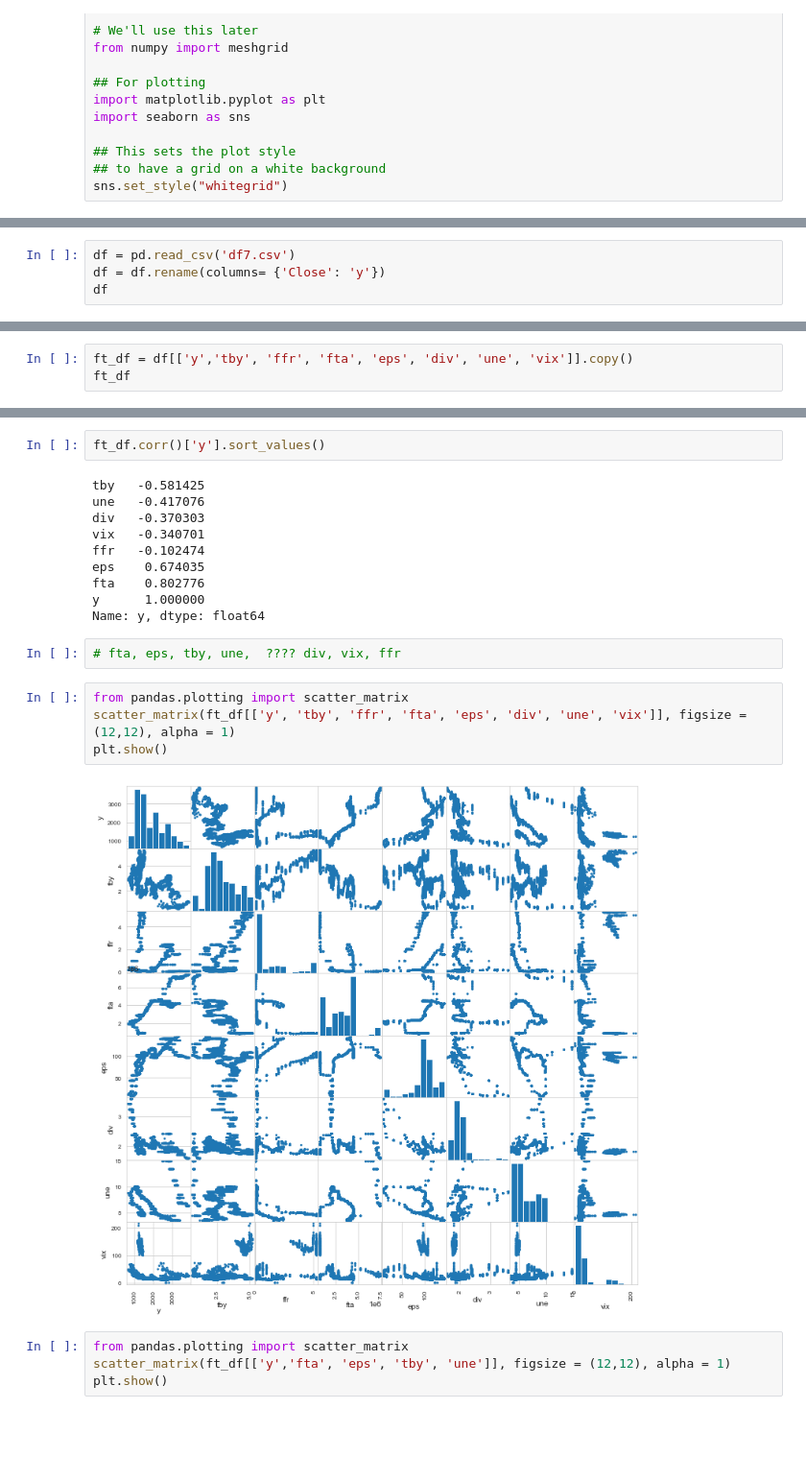
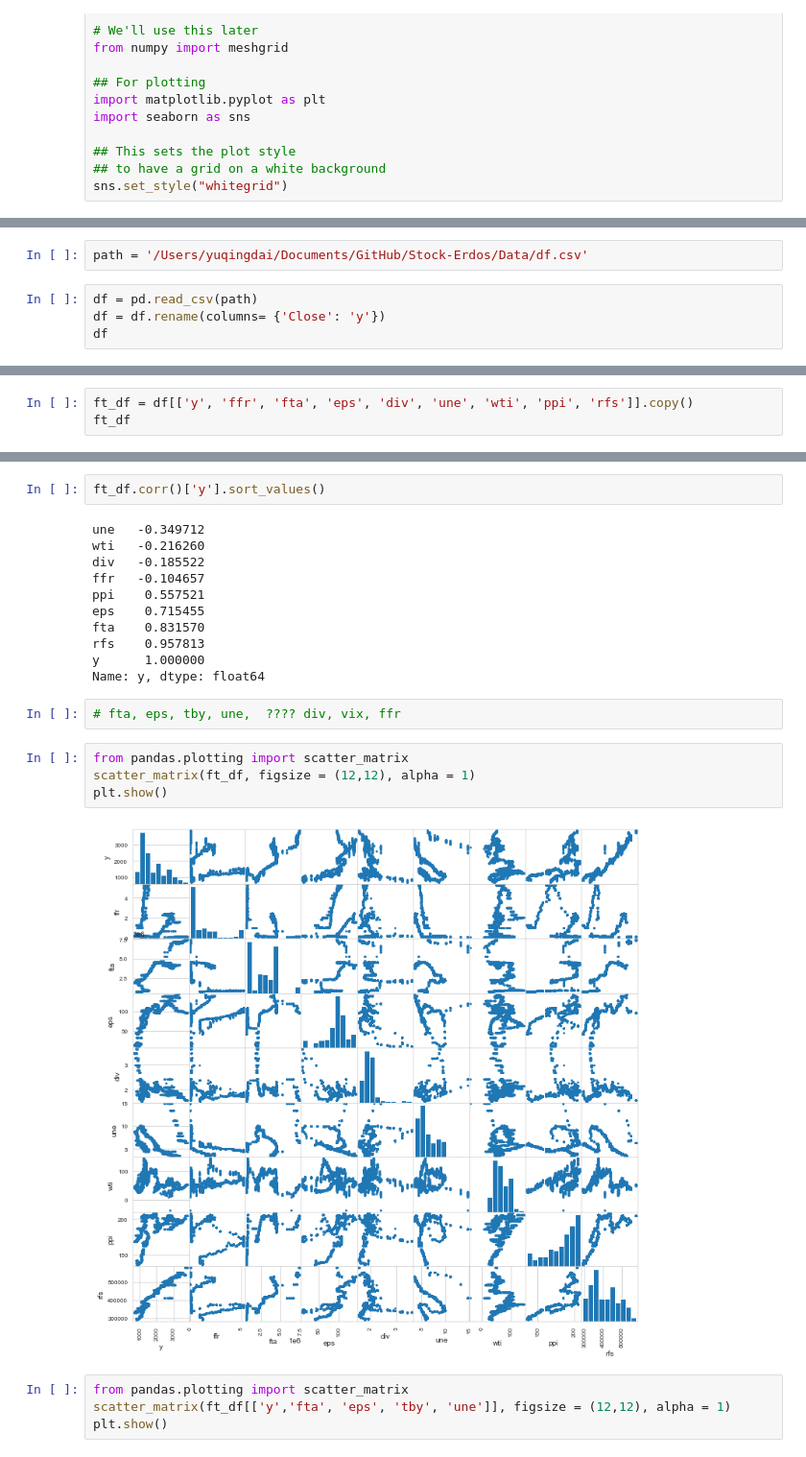
Before and after one commit to shelbycox/Stock-Erdos, a Jupyter notebook: scratch work/Yuqing-Data-Merge/data-analysis.ipynb, the cells around one changed output, grey strips where cells are left out. Shown at 96% size. Saved outputs shown, nothing was run; the diff lists cells and outputs as text; blank space fills up the shorter version.

```diff
--- a/scratch work/Yuqing-Data-Merge/data-analysis.ipynb
+++ b/scratch work/Yuqing-Data-Merge/data-analysis.ipynb
@@ -16,5 +20,7 @@ sns.set_style("whitegrid")
+# %%
+path = '/Users/yuqingdai/Documents/GitHub/Stock-Erdos/Data/df.csv'
 # %%
-df = pd.read_csv('df7.csv')
+df = pd.read_csv(path)
 df = df.rename(columns= {'Close': 'y'})
 df
 # %% [output]
@@ -38,4 +46,4 @@ Index(['Date', 'y', 'tby', 'ffr', 'fta', 'eps', 'div', 'une', 'vix'], dtype='obj
 # %%
-ft_df = df[['y','tby', 'ffr', 'fta', 'eps', 'div', 'une', 'vix']].copy()
+ft_df = df[['y', 'ffr', 'fta', 'eps', 'div', 'une', 'wti', 'ppi', 'rfs']].copy()
 ft_df
 # %% [output]
@@ -55,23 +63,24 @@ ft_df
 # %%
 ft_df.corr()['y'].sort_values()
 # %% [output]
-tby   -0.581425
-une   -0.417076
-div   -0.370303
-vix   -0.340701
-ffr   -0.102474
-eps    0.674035
-fta    0.802776
+une   -0.349712
+wti   -0.216260
+div   -0.185522
+ffr   -0.104657
+ppi    0.557521
+eps    0.715455
+fta    0.831570
+rfs    0.957813
 y      1.000000
 Name: y, dtype: float64
 # %%
 # fta, eps, tby, une,  ???? div, vix, ffr
 # %%
 from pandas.plotting import scatter_matrix
-scatter_matrix(ft_df[['y', 'tby', 'ffr', 'fta', 'eps', 'div', 'une', 'vix']], figsize = (12,12), alpha = 1)
+scatter_matrix(ft_df, figsize = (12,12), alpha = 1)
 plt.show()
 # %% [output]
-[figure, old version]
+[figure, new version]
 # %%
 from pandas.plotting import scatter_matrix
 scatter_matrix(ft_df[['y','fta', 'eps', 'tby', 'une']], figsize = (12,12), alpha = 1)
```
Also changed, not shown: parts of 4 cells of this notebook.
